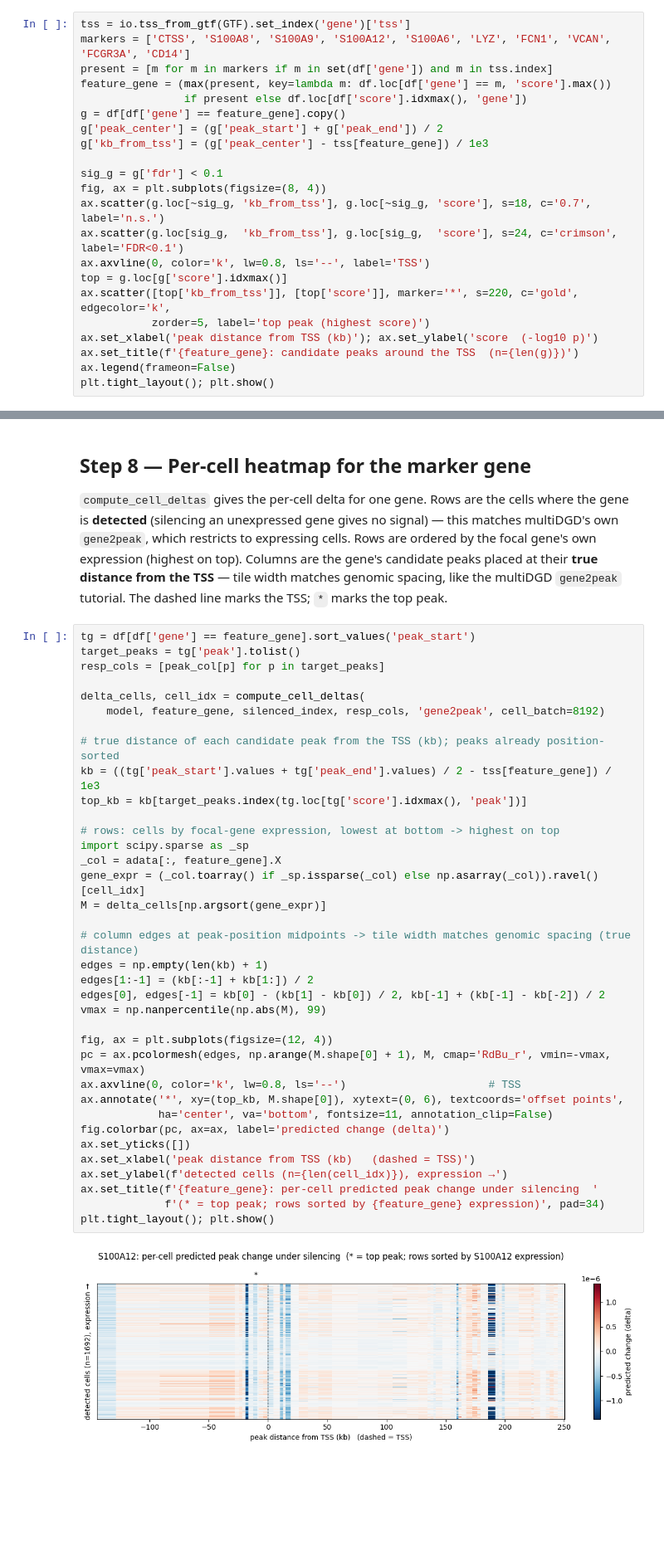
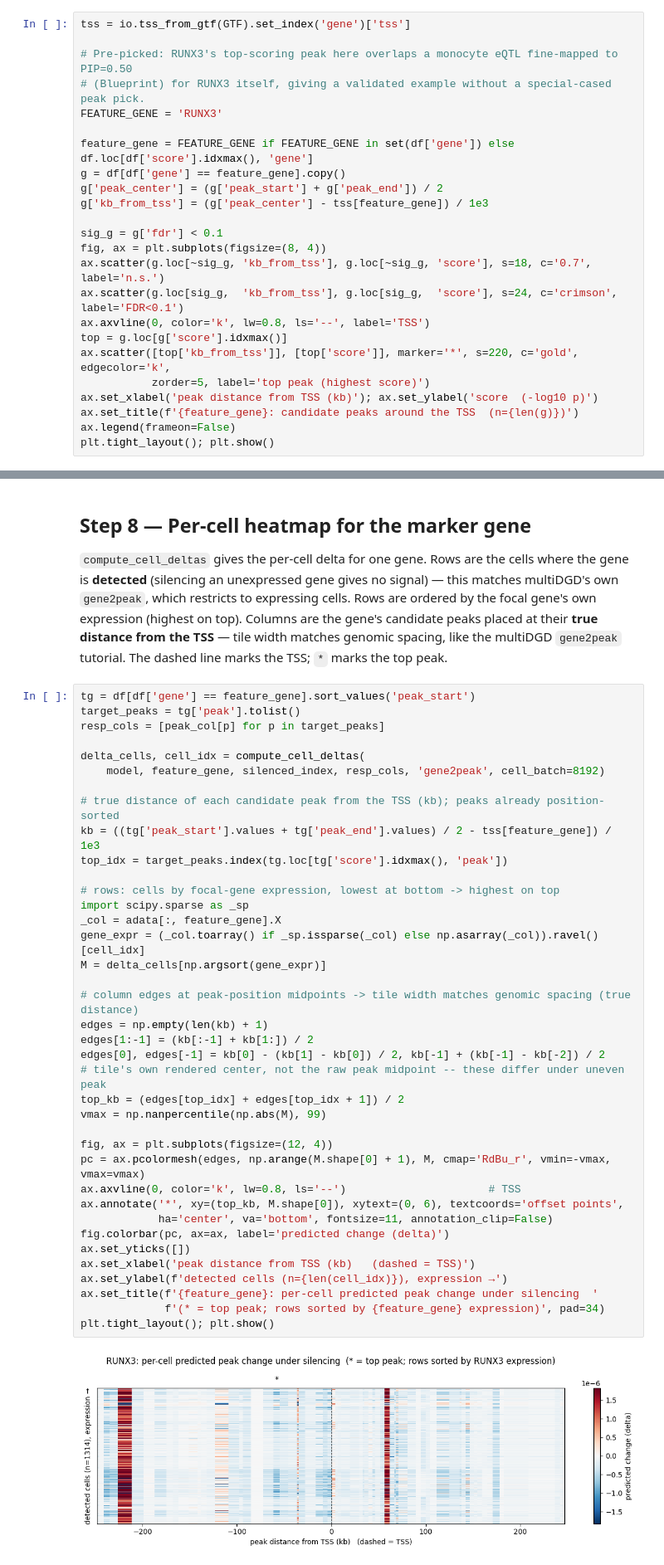
Before and after one commit to ducbch/multiDGD_E2G, a Jupyter notebook: workflow/visualize_run.ipynb, the cells around one changed output, grey strips where cells are left out. Shown at 83% size. Drawn from its saved outputs; the diff is of its cells as text; blank space fills up the shorter version.

```diff
--- a/workflow/visualize_run.ipynb
+++ b/workflow/visualize_run.ipynb
@@ -186,9 +189,11 @@ In this CD14 example, the top peak (star, ≈−10 kb) overlaps a fine-mapped mo
 # %%
 tss = io.tss_from_gtf(GTF).set_index('gene')['tss']
-markers = ['CTSS', 'S100A8', 'S100A9', 'S100A12', 'S100A6', 'LYZ', 'FCN1', 'VCAN', 'FCGR3A', 'CD14']
-present = [m for m in markers if m in set(df['gene']) and m in tss.index]
-feature_gene = (max(present, key=lambda m: df.loc[df['gene'] == m, 'score'].max())
-                if present else df.loc[df['score'].idxmax(), 'gene'])
+
+# Pre-picked: RUNX3's top-scoring peak here overlaps a monocyte eQTL fine-mapped to PIP=0.50
+# (Blueprint) for RUNX3 itself, giving a validated example without a special-cased peak pick.
+FEATURE_GENE = 'RUNX3'
+
+feature_gene = FEATURE_GENE if FEATURE_GENE in set(df['gene']) else df.loc[df['score'].idxmax(), 'gene']
 g = df[df['gene'] == feature_gene].copy()
 g['peak_center'] = (g['peak_start'] + g['peak_end']) / 2
 g['kb_from_tss'] = (g['peak_center'] - tss[feature_gene]) / 1e3
@@ -220,34 +225,36 @@ delta_cells, cell_idx = compute_cell_deltas(
     model, feature_gene, silenced_index, resp_cols, 'gene2peak', cell_batch=8192)
 
 # true distance of each candidate peak from the TSS (kb); peaks already position-sorted
 kb = ((tg['peak_start'].values + tg['peak_end'].values) / 2 - tss[feature_gene]) / 1e3
-top_kb = kb[target_peaks.index(tg.loc[tg['score'].idxmax(), 'peak'])]
+top_idx = target_peaks.index(tg.loc[tg['score'].idxmax(), 'peak'])
 
 # rows: cells by focal-gene expression, lowest at bottom -> highest on top
 import scipy.sparse as _sp
 _col = adata[:, feature_gene].X
 gene_expr = (_col.toarray() if _sp.issparse(_col) else np.asarray(_col)).ravel()[cell_idx]
 M = delta_cells[np.argsort(gene_expr)]
 
 # column edges at peak-position midpoints -> tile width matches genomic spacing (true distance)
 edges = np.empty(len(kb) + 1)
 edges[1:-1] = (kb[:-1] + kb[1:]) / 2
 edges[0], edges[-1] = kb[0] - (kb[1] - kb[0]) / 2, kb[-1] + (kb[-1] - kb[-2]) / 2
+# tile's own rendered center, not the raw peak midpoint -- these differ under uneven peak
+top_kb = (edges[top_idx] + edges[top_idx + 1]) / 2
 vmax = np.nanpercentile(np.abs(M), 99)
 
 fig, ax = plt.subplots(figsize=(12, 4))
 pc = ax.pcolormesh(edges, np.arange(M.shape[0] + 1), M, cmap='RdBu_r', vmin=-vmax, vmax=vmax)
 ax.axvline(0, color='k', lw=0.8, ls='--')                      # TSS
 ax.annotate('*', xy=(top_kb, M.shape[0]), xytext=(0, 6), textcoords='offset points',
             ha='center', va='bottom', fontsize=11, annotation_clip=False)
 fig.colorbar(pc, ax=ax, label='predicted change (delta)')
 ax.set_yticks([])
 ax.set_xlabel('peak distance from TSS (kb)   (dashed = TSS)')
 ax.set_ylabel(f'detected cells (n={len(cell_idx)}), expression →')
 ax.set_title(f'{feature_gene}: per-cell predicted peak change under silencing  '
              f'(* = top peak; rows sorted by {feature_gene} expression)', pad=34)
 plt.tight_layout(); plt.show()
 # %% [output]
-[figure, old version]
+[figure, new version]
 # %% [markdown]
 This run uses the accessibility-matched null (`--bg matched`, the default). For the random-distal null (benchmark parity) or the reverse direction, re-score with `--bg random` or `--direction peak2gene`. Column definitions: [../README.md](../README.md#output).
```
Also changed, not shown: parts of 5 cells of this notebook, 5 other files.
